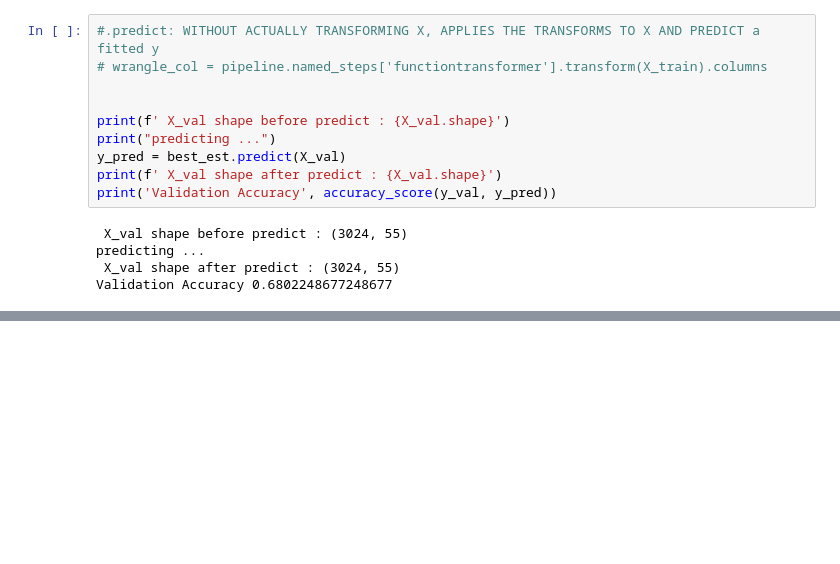
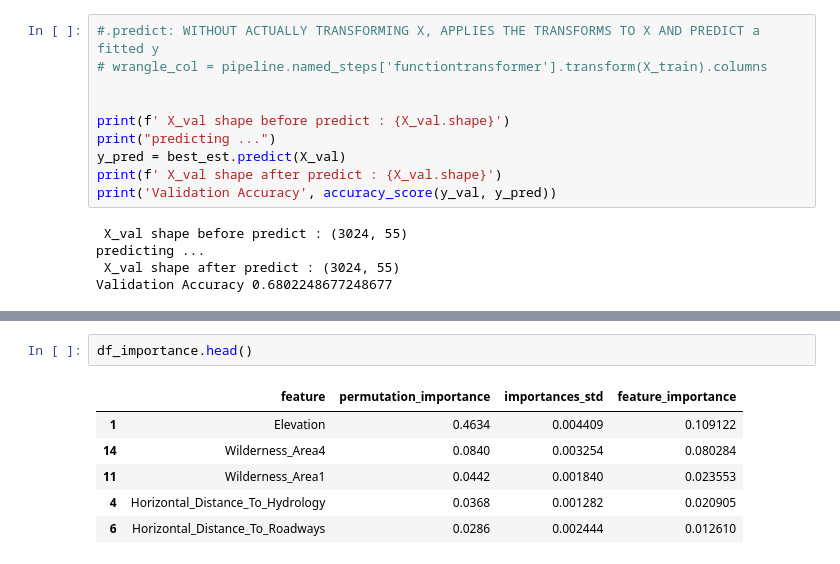
Before and after one commit to skhabiri/DS-Unit-2-Applied-Modeling, a Jupyter notebook: module4-model-interpretation/skhabiri_LS_DS_build2_assignment.ipynb, the cells around one changed output, grey strips where cells are left out. Saved outputs shown, nothing was run; the diff lists cells and outputs as text; blank space fills up the shorter version.

```diff
--- a/module4-model-interpretation/skhabiri_LS_DS_build2_assignment.ipynb
+++ b/module4-model-interpretation/skhabiri_LS_DS_build2_assignment.ipynb
@@ -737,0 +816,9 @@ Validation Accuracy 0.6802248677248677
+# %%
+df_importance.head()
+# %% [output]
+|  | feature | permutation_importance | importances_std | feature_importance |
+| 1 | Elevation | 0.4634 | 0.004409 | 0.109122 |
+| 14 | Wilderness_Area4 | 0.0840 | 0.003254 | 0.080284 |
+| 11 | Wilderness_Area1 | 0.0442 | 0.001840 | 0.023553 |
+| 4 | Horizontal_Distance_To_Hydrology | 0.0368 | 0.001282 | 0.020905 |
+| 6 | Horizontal_Distance_To_Roadways | 0.0286 | 0.002444 | 0.012610 |
```
Also changed, not shown: parts of 18 cells of this notebook.
